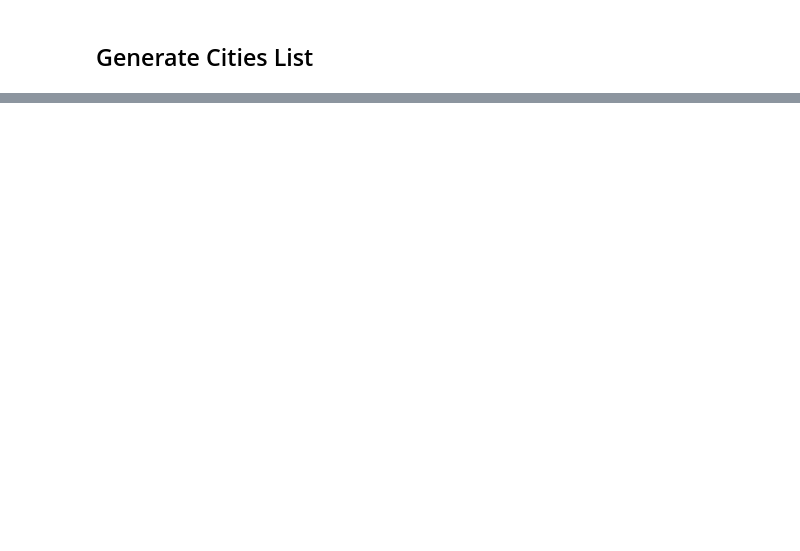
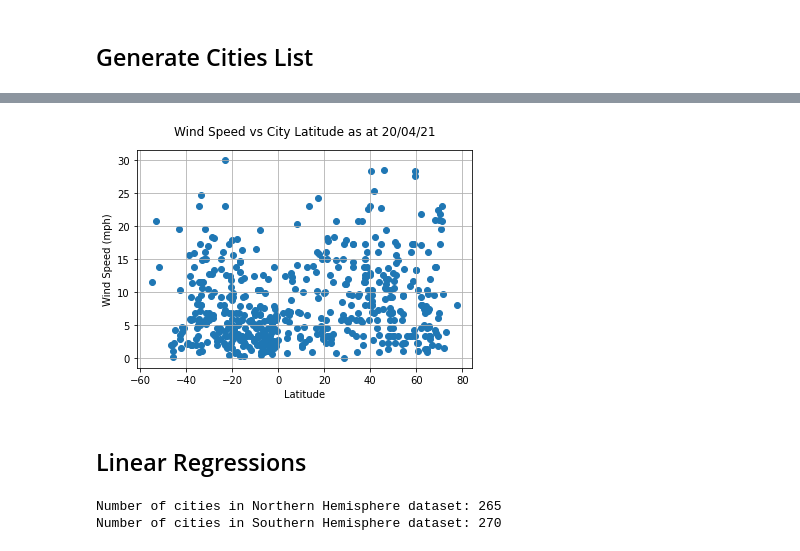
Before and after one commit to FernB/Python_API_Homework, a Jupyter notebook: WeatherPy/WeatherPy.ipynb, the cells around one changed output, grey strips where cells are left out. Drawn from its saved outputs; the diff is of its cells as text; code cells hidden in the pictures; blank space fills up the shorter version.

```diff
--- a/WeatherPy/WeatherPy.ipynb
+++ b/WeatherPy/WeatherPy.ipynb
@@ -411,0 +221,17 @@ plt.show()
+# %%
+# Wind Speed vs Lat scatter plot
+plt.scatter(clean_city_data["Lat"], clean_city_data["Wind Speed"], marker="o")
+plt.title(f"Wind Speed vs City Latitude as at {date}", pad=15)
+plt.ylabel("Wind Speed (mph)")
+plt.xlabel("Latitude")
+plt.grid(True)
+
+# Save the figure
+plt.savefig("WindSpeedvCitiesLatitude.png")
+
+# Show plot
+plt.show()
+# %% [output]
+[figure, added]
+# %% [markdown]
+## Linear Regressions
@@ -411,0 +242,6 @@ plt.show()
+# %%
+#shows even distribution of cities in each hemisphere
+print(f"Number of cities in Northern Hemisphere dataset: {len(northerncities)}\nNumber of cities in Southern Hemisphere dataset: {len(southerncities)}")
+# %% [output]
+Number of cities in Northern Hemisphere dataset: 265
+Number of cities in Southern Hemisphere dataset: 270
```
Also changed, not shown: parts of 77 cells of this notebook, 23 other files.
